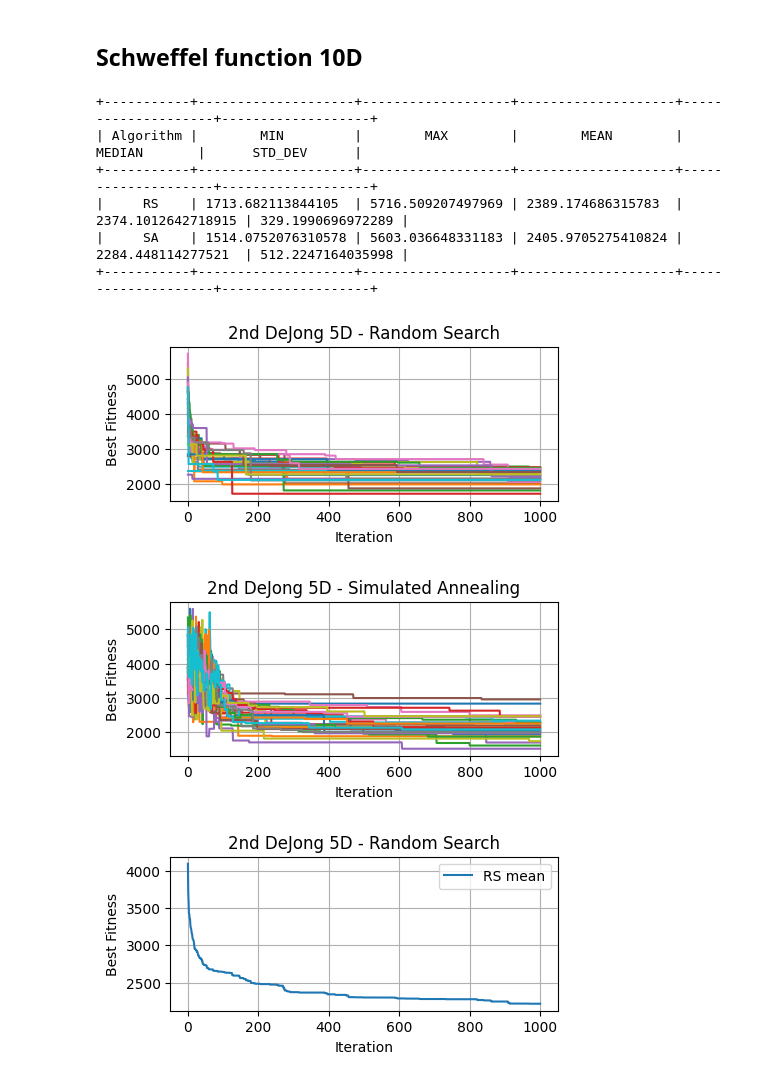
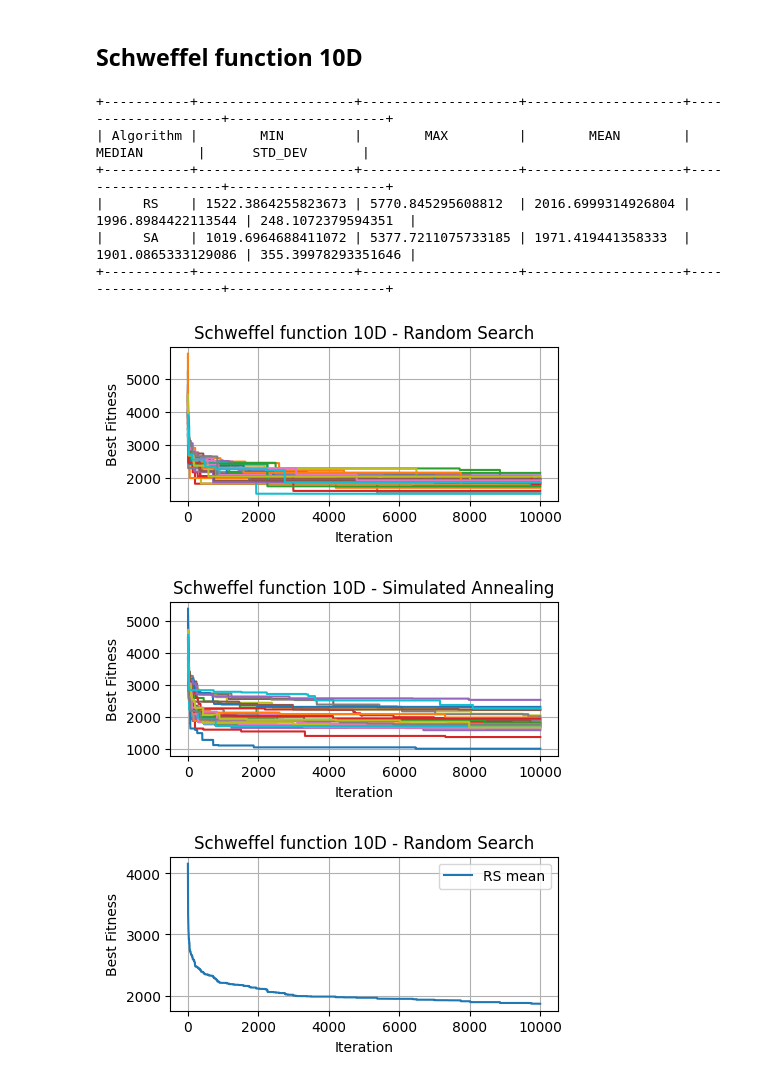
Before and after one commit to ta-jana/benchmarking-RS-SA, a Jupyter notebook: Tatyrkova_Jana_RSSA.ipynb, the cells around one changed output. Drawn from its saved outputs; the diff is of its cells as text; code cells hidden in the pictures.

Commit message:
modified simulated annealing, added best_fitness

```diff
--- a/Tatyrkova_Jana_RSSA.ipynb
+++ b/Tatyrkova_Jana_RSSA.ipynb
@@ -63,6 +63,7 @@ def simulated_annealing(n_iterations, cost_function, dimensions, n_neighbours, a
     starting_vector = np.random.uniform(-area, area, dimensions)
     current_solution = starting_vector
     current_fitness = cost_function(current_solution)
+    best_fitness = current_fitness
     history = [current_fitness]
     T = max_temp
     n_iterations = int(n_iterations/n_neighbours)
@@ -78,15 +79,15 @@ def simulated_annealing(n_iterations, cost_function, dimensions, n_neighbours, a
                 current_fitness = neighbour_fitness
                 current_solution = neighbour_solution
 
-            elif(neighbour_fitness < current_fitness):
+            if(neighbour_fitness < best_fitness):
+                best_fitness = current_fitness
+
+            elif(random.random() < math.exp(-delta_f/T)): #volani metropolise
+
                 current_fitness = neighbour_fitness
                 current_solution = neighbour_solution
 
-            elif(random.random() < math.exp(-delta_f/T)): #volani metropolise
-                current_fitness = neighbour_fitness
-                current_solution = neighbour_solution
-
-            history.append(current_fitness) # pro 10 000 hodnot v historii
+            history.append(best_fitness) # pro 10 000 hodnot v historii
         #history.append(current_fitness)
         T = max_temp*cooling_decr**i
         if(T < min_temp):
@@ -111,7 +112,7 @@ def generate_neighbors(current_solution, n_neighbors, area):
 # %%
 def comparison(n_iterations, dimensions , cost_function, area, n_neighbours, cooling_decr, title, ):
     max_temp = 1000
-    min_temp = 0.01
+    min_temp = 0.1
 
     RS_history = []
     SA_history = []
@@ -349,21 +350,21 @@ comparison(n_iterations, dimensions,cost_func,area_edges,n_of_neighbours, coolin
 # %% [markdown]
 ## Schweffel function 10D
 # %%
-n_iterations = 1000
+n_iterations = 10000
 dimensions = 10
 cost_func = schweffel
 area_edges = 500
 n_of_neighbours = 10
 cooling_decr = 0.78
-title = "2nd DeJong 5D"
+title = "Schweffel function 10D"
 comparison(n_iterations, dimensions,cost_func,area_edges,n_of_neighbours, cooling_decr, title)
 # %% [output]
-+-----------+--------------------+-------------------+--------------------+--------------------+-------------------+
-| Algorithm |        MIN         |        MAX        |        MEAN        |       MEDIAN       |      STD_DEV      |
-+-----------+--------------------+-------------------+--------------------+--------------------+-------------------+
-|     RS    | 1713.682113844105  | 5716.509207497969 | 2389.174686315783  | 2374.1012642718915 | 329.1990696972289 |
-|     SA    | 1514.0752076310578 | 5603.036648331183 | 2405.9705275410824 | 2284.448114277521  | 512.2247164035998 |
-+-----------+--------------------+-------------------+--------------------+--------------------+-------------------+
++-----------+--------------------+--------------------+--------------------+--------------------+--------------------+
+| Algorithm |        MIN         |        MAX         |        MEAN        |       MEDIAN       |      STD_DEV       |
++-----------+--------------------+--------------------+--------------------+--------------------+--------------------+
+|     RS    | 1522.3864255823673 | 5770.845295608812  | 2016.6999314926804 | 1996.8984422113544 | 248.1072379594351  |
+|     SA    | 1019.6964688411072 | 5377.7211075733185 | 1971.419441358333  | 1901.0865333129086 | 355.39978293351646 |
++-----------+--------------------+--------------------+--------------------+--------------------+--------------------+
-[figure, old version]
+[figure, new version]
-[figure, old version]
+[figure, new version]
-[figure, old version]
+[figure, new version]
```
Also changed, not shown: parts of 6 cells of this notebook.
